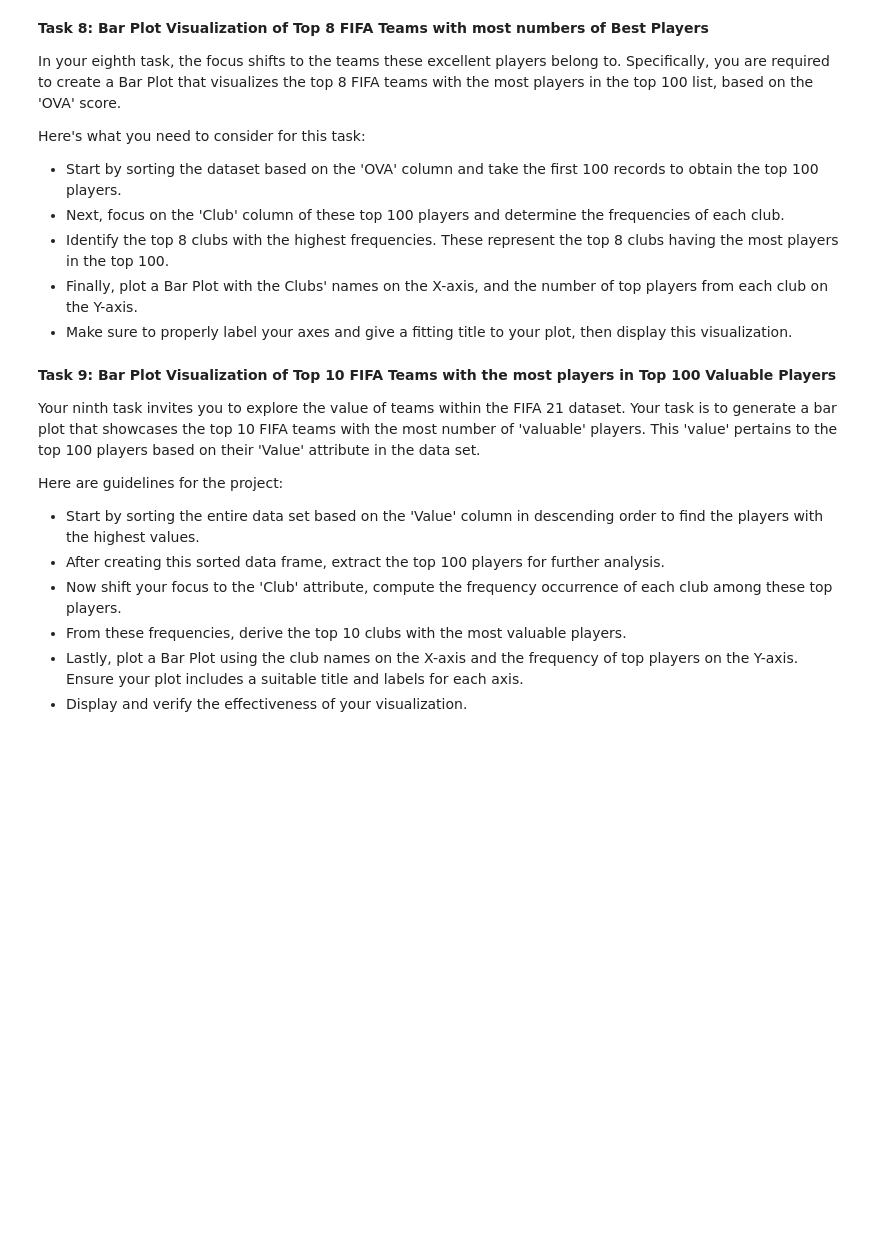
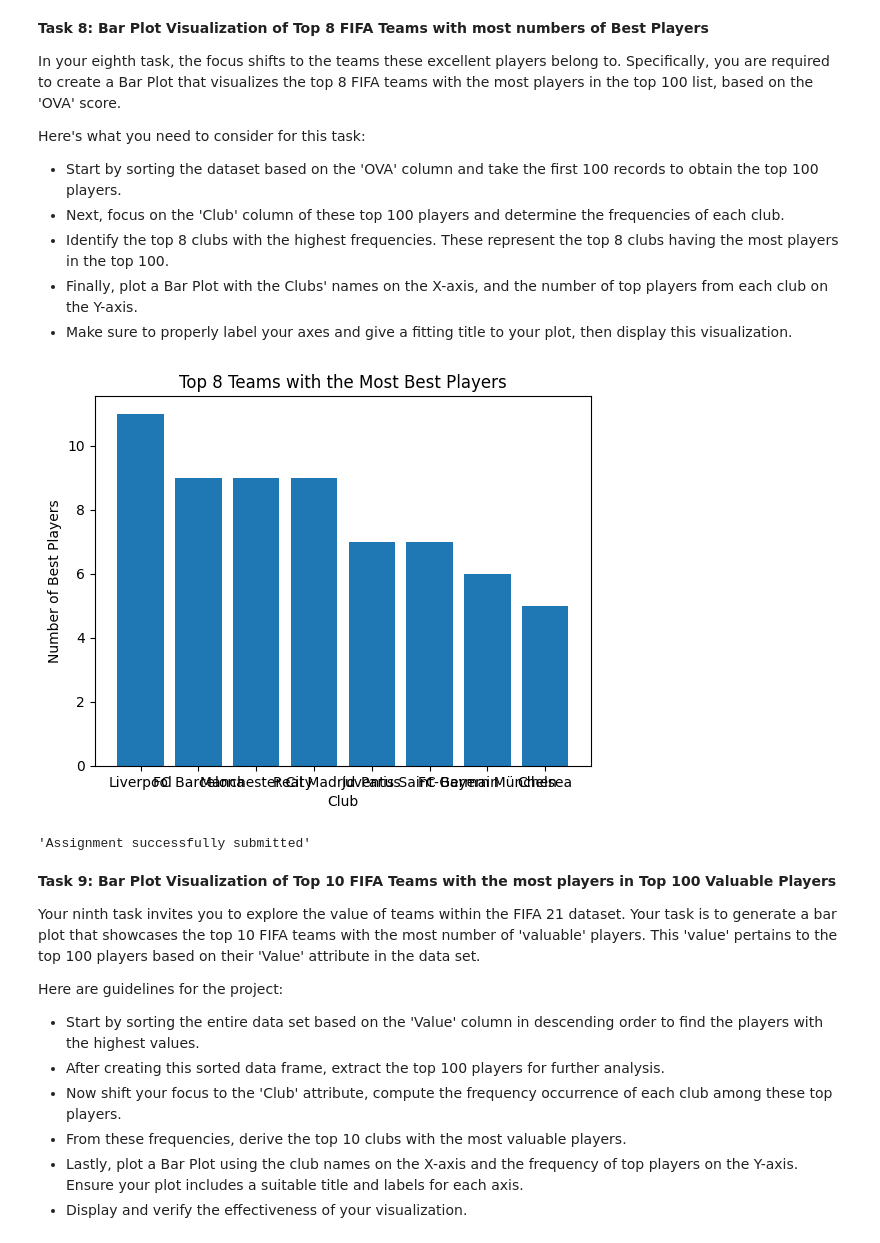
Before and after one commit to adityarifqyfauzan/mastering-ai, a Jupyter notebook: 01_fifa21_project.ipynb, the cells around one changed output. Cells and saved outputs as stored; diff of their text form; code cells hidden in the pictures; blank space fills up the shorter version.

```diff
--- a/01_fifa21_project.ipynb
+++ b/01_fifa21_project.ipynb
@@ -300,14 +350,28 @@ Here's what you need to consider for this task:
 # %%
 # @title #### 08. Bar Plot Creation - Top 8 Teams with Best Players
 
 # Put your code here:
+fifa_df = fifa_df.sort_values(by='↓OVA', ascending=False)
+top_100_players = fifa_df.head(100)
+
+club_counts = top_100_players['Club'].value_counts().head(8)
+labels = club_counts.index
+values = club_counts.values
+
+plt.bar(labels, values)
+plt.xlabel('Club')
+plt.ylabel('Number of Best Players')
+plt.title('Top 8 Teams with the Most Best Players')
 
 
 plt.savefig('best-fifa-teams.jpg', format='jpeg') # save image
 plt.show()
 # ---- End of your code ----
 
 submit_image(student_id, '08. Bar Plot Creation - Best FIFA 21 Teams', './best-fifa-teams.jpg')
+# %% [output]
+[figure, added]
+'Assignment successfully submitted'
 # %% [markdown]
 **Task 9: Bar Plot Visualization of Top 10 FIFA Teams with the most players in Top 100 Valuable Players**
 
```
Also changed, not shown: parts of 11 cells of this notebook.
